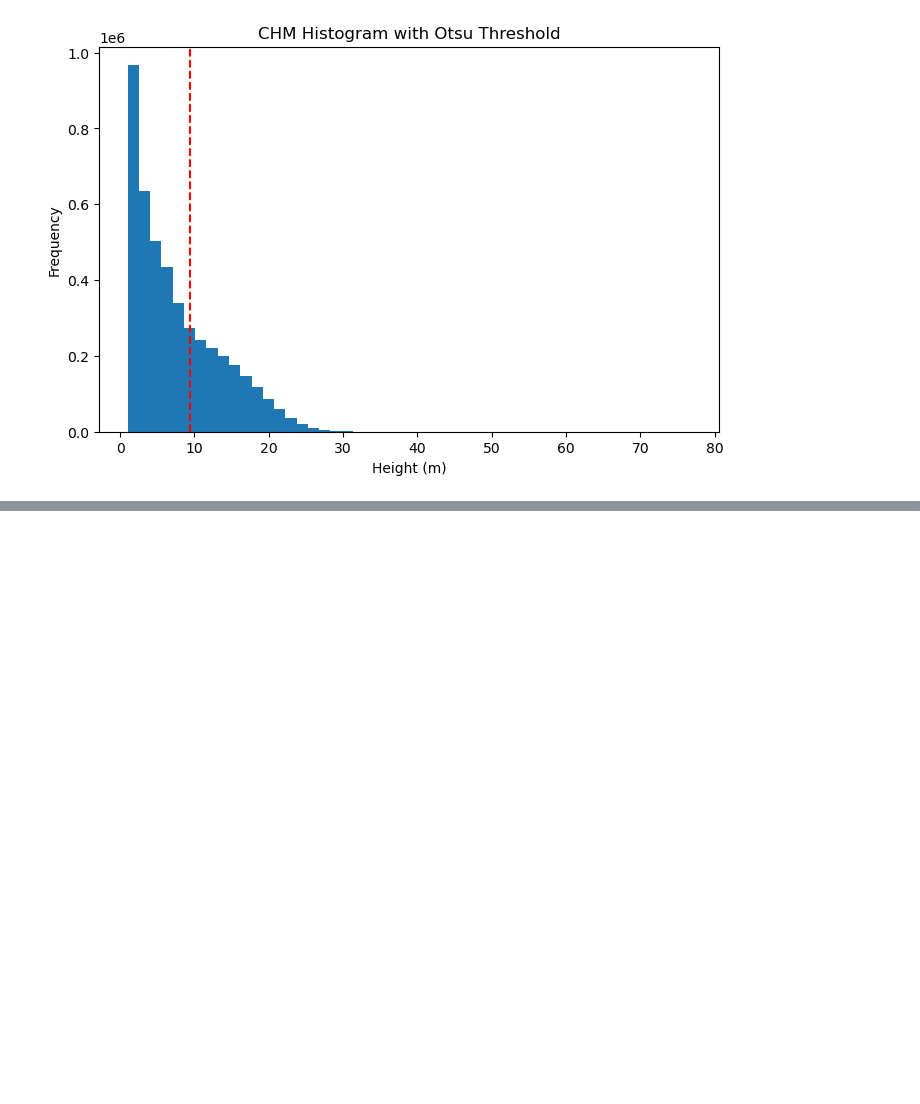
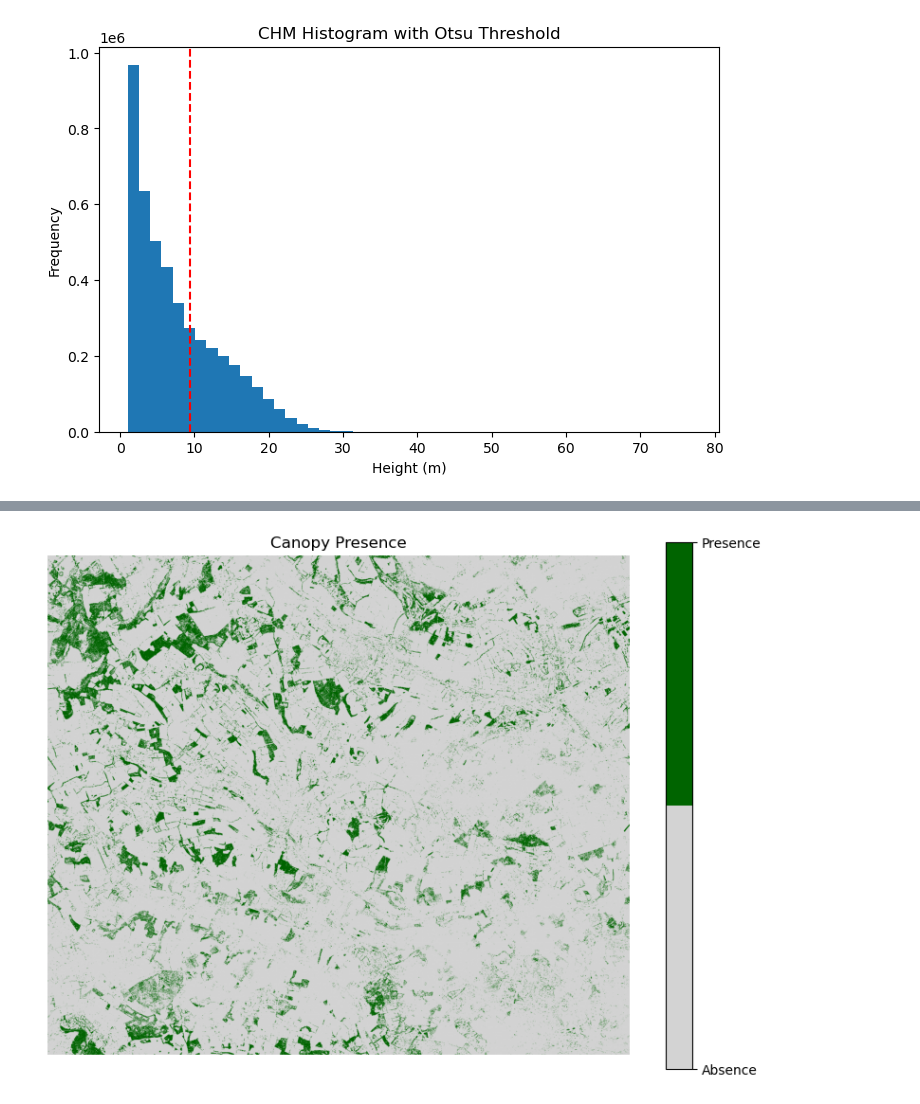
Before and after one commit to NERC-CEH/dtm-analysis, a Jupyter notebook: notebooks/04_canopy_analysis.ipynb, the cells around one changed output, grey strips where cells are left out. Cells and saved outputs as stored; diff of their text form; code cells hidden in the pictures; blank space fills up the shorter version.

```diff
--- a/notebooks/04_canopy_analysis.ipynb
+++ b/notebooks/04_canopy_analysis.ipynb
@@ -244,0 +238,28 @@ Max Canopy Height: 76.83 m
+# %%
+# Canopy Presence/Absense plot
+
+# Create figure
+fig, ax = plt.subplots(figsize=(8, 6))
+
+# Plot raster (0 = absence, 1 = presence)
+cmap = ListedColormap(['lightgrey', 'darkgreen'])
+im = ax.imshow(canopy_cover, cmap=cmap)
+
+# Add colorbar with labels
+cbar = plt.colorbar(im, ax=ax)
+cbar.set_ticks([0, 1])
+cbar.set_ticklabels(['Absence', 'Presence'])
+
+# Title
+ax.set_title("Canopy Presence")
+
+# Remove axes for clean map look
+ax.axis("off")
+
+# Layout
+plt.tight_layout()
+
+# Show plot
+plt.show()
+# %% [output]
+[figure, added]
```
Also changed, not shown: parts of 7 cells of this notebook, 3 other files.
